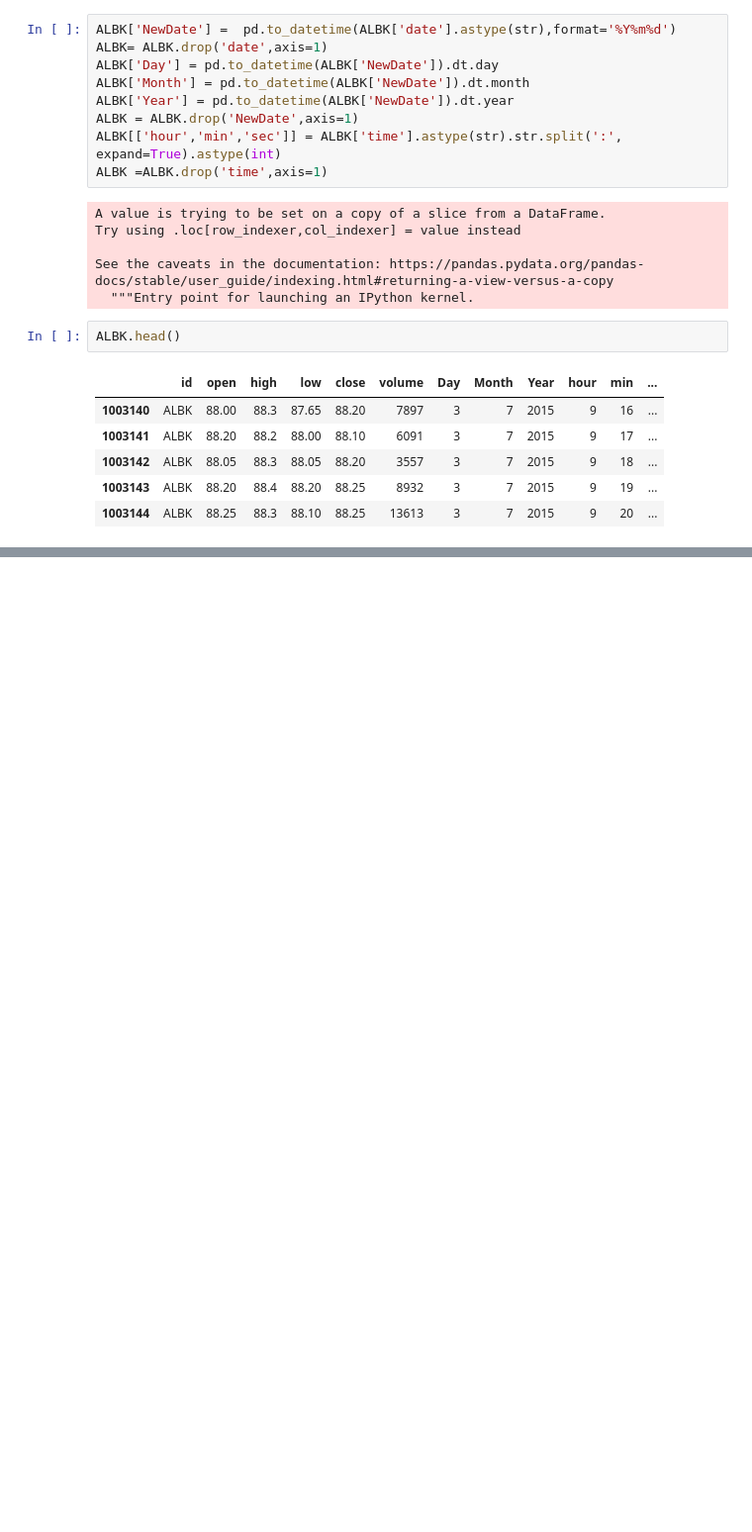
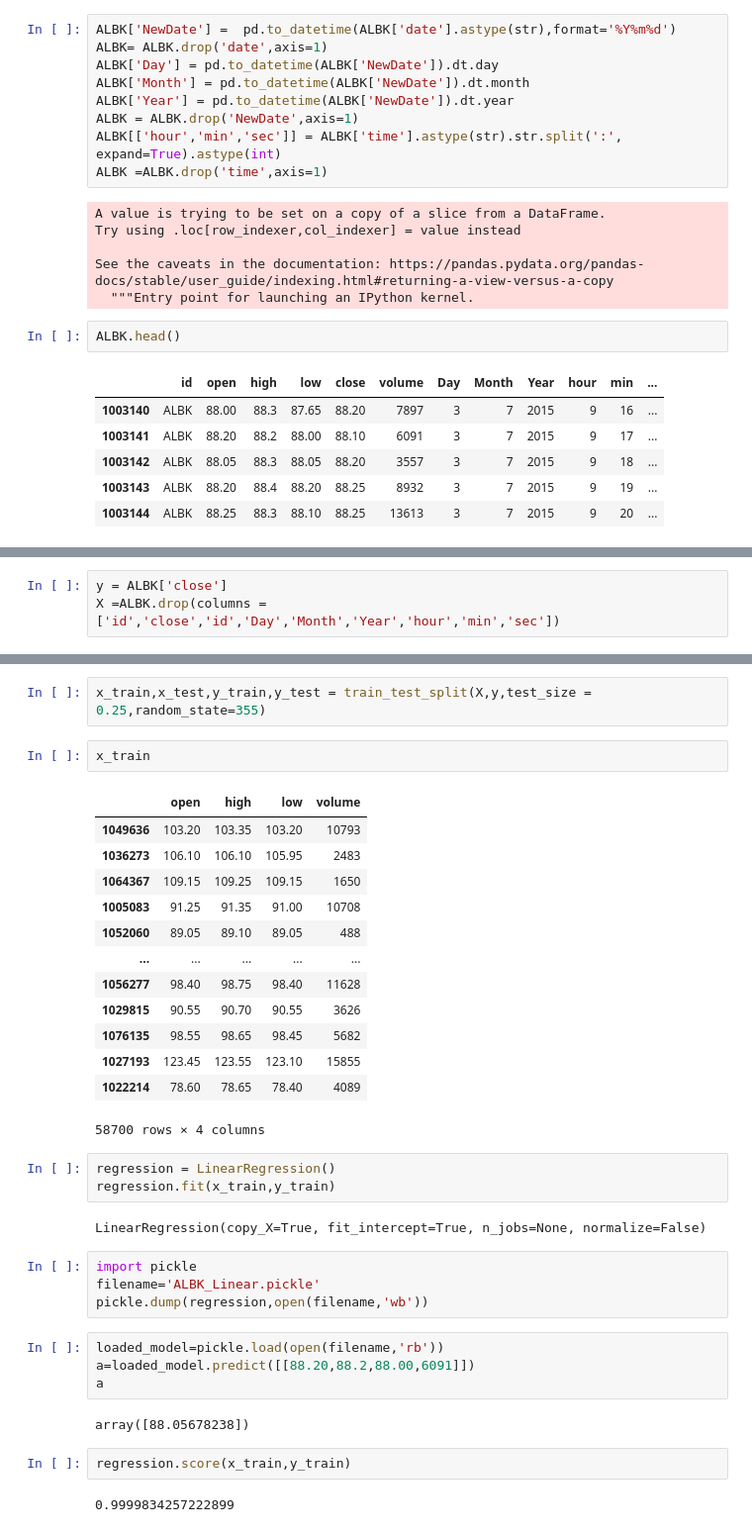
Before and after one commit to mkmanoj30/8thSemProject, a Jupyter notebook: 8thSemProject.ipynb, the cells around one changed output, grey strips where cells are left out. Shown at 99% size. Drawn from its saved outputs; the diff is of its cells as text; blank space fills up the shorter version.

```diff
--- a/8thSemProject.ipynb
+++ b/8thSemProject.ipynb
@@ -273,0 +287,3 @@ ALBK.head()
+# %%
+y = ALBK['close']
+X =ALBK.drop(columns = ['id','close','id','Day','Month','Year','hour','min','sec'])
@@ -273,0 +308,37 @@ ALBK.head()
+# %%
+x_train,x_test,y_train,y_test = train_test_split(X,y,test_size = 0.25,random_state=355)
+# %%
+x_train
+# %% [output]
+|  | open | high | low | volume |
+| 1049636 | 103.20 | 103.35 | 103.20 | 10793 |
+| 1036273 | 106.10 | 106.10 | 105.95 | 2483 |
+| 1064367 | 109.15 | 109.25 | 109.15 | 1650 |
+| 1005083 | 91.25 | 91.35 | 91.00 | 10708 |
+| 1052060 | 89.05 | 89.10 | 89.05 | 488 |
+| ... | ... | ... | ... | ... |
+| 1056277 | 98.40 | 98.75 | 98.40 | 11628 |
+| 1029815 | 90.55 | 90.70 | 90.55 | 3626 |
+| 1076135 | 98.55 | 98.65 | 98.45 | 5682 |
+| 1027193 | 123.45 | 123.55 | 123.10 | 15855 |
+| 1022214 | 78.60 | 78.65 | 78.40 | 4089 |
+58700 rows × 4 columns
+# %%
+regression = LinearRegression()
+regression.fit(x_train,y_train)
+# %% [output]
+LinearRegression(copy_X=True, fit_intercept=True, n_jobs=None, normalize=False)
+# %%
+import pickle
+filename='ALBK_Linear.pickle'
+pickle.dump(regression,open(filename,'wb'))
+# %%
+loaded_model=pickle.load(open(filename,'rb'))
+a=loaded_model.predict([[88.20,88.2,88.00,6091]])
+a
+# %% [output]
+array([88.05678238])
+# %%
+regression.score(x_train,y_train)
+# %% [output]
+0.9999834257222899
```
Also changed, not shown: parts of 52 cells of this notebook.
